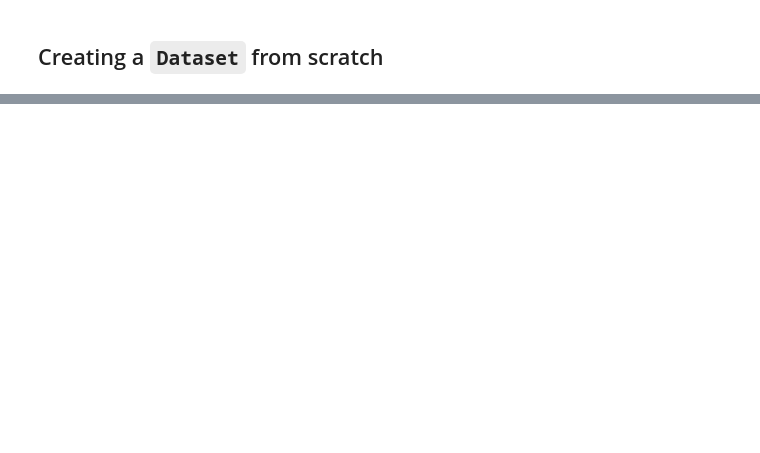
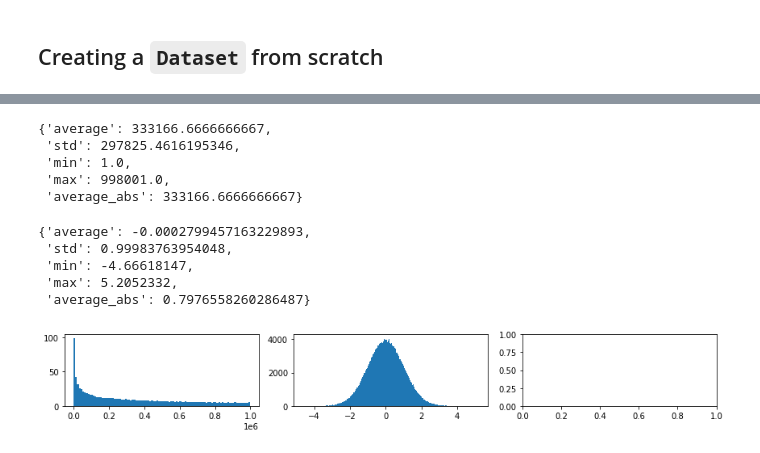
Before and after one commit to colabfit/colabfit-tools, a Jupyter notebook: colabfit/examples/basic_example.ipynb, the cells around one changed output, grey strips where cells are left out. Saved outputs shown, nothing was run; the diff lists cells and outputs as text; code cells hidden in the pictures; blank space fills up the shorter version.

Commit message:
Checkpointing; basic example "complete"

```diff
--- a/colabfit/examples/basic_example.ipynb
+++ b/colabfit/examples/basic_example.ipynb
@@ -9,7 +9,7 @@
 # %%
 from colabfit.tools.client import HDF5Client
 
-client = HDF5Client('basic_example.hdf5', 'w')
+client = HDF5Client('basic_example.hdf5', 'w', driver='core', drop_mongo=True)
 # %% [markdown]
 ## Attaching a property definition
 # %%
@@ -136,6 +115,0 @@ TypeError: insert_data() got an unexpected keyword argument 'verbose'
-# %%
-from colabfit.tools.configuration import Configuration
-
-client.configurations = [
-    Configuration.from_ase(atoms) for atoms in images
-]
@@ -141,0 +178,2 @@ client.configurations = [
+# %%
+client.apply_configuration_labels({'nsites': {'$lt': 100}}, {'small'}, verbose=True)
@@ -141,0 +192,2 @@ client.configurations = [
+# %%
+client.apply_configuration_labels({}, {'random_data'}, verbose=True)
@@ -219,0 +281,20 @@ dataset.data[0].settings
+# %%
+client.get_statistics('properties/energy-forces/energy')
+# %% [output]
+{'average': 333166.6666666667,
+ 'std': 297825.4616195346,
+ 'min': 1.0,
+ 'max': 998001.0,
+ 'average_abs': 333166.6666666667}
+# %%
+client.get_statistics('properties/energy-forces/forces')
+# %% [output]
+{'average': -0.0002799457163229893,
+ 'std': 0.99983763954048,
+ 'min': -4.66618147,
+ 'max': 5.2052332,
+ 'average_abs': 0.7976558260286487}
+# %%
+fig = client.plot_histograms(['properties/energy-forces/energy', 'properties/energy-forces/forces'])
+# %% [output]
+[figure, added]
```
Also changed, not shown: parts of 46 cells of this notebook, 8 other files.
